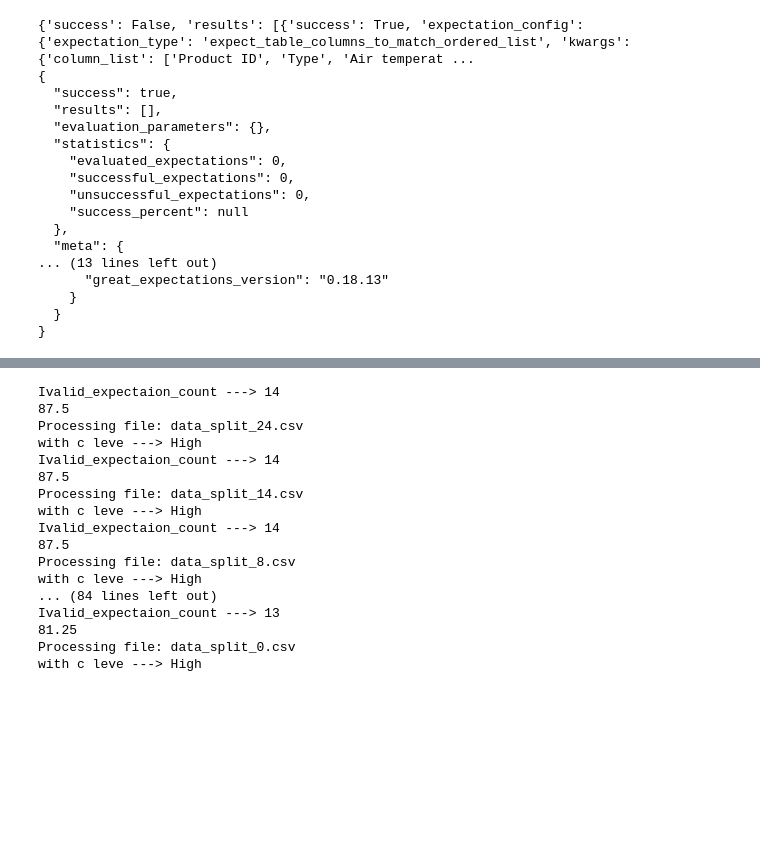
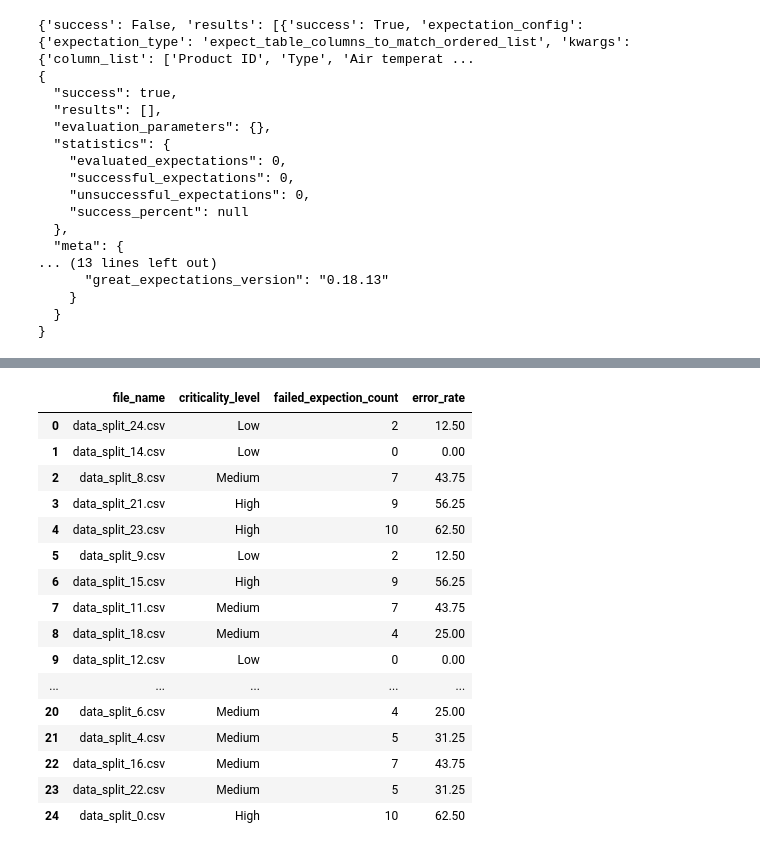
Before and after one commit to kuzhalogi/EquipmentFailurePred, a Jupyter notebook: notebooks/gexp.ipynb, the cells around one changed output, grey strips where cells are left out. Saved outputs shown, nothing was run; the diff lists cells and outputs as text; code cells hidden in the pictures; blank space fills up the shorter version.

```diff
--- a/notebooks/gexp.ipynb
+++ b/notebooks/gexp.ipynb
@@ -269,9 +252,9 @@ def check_criticality(validation_result):
     total_expectations = len(validation_result.get("results", []))
     #print(total_expectations)
     failed_expectations = sum(1 for result in validation_result.get("results", []) if not result.get("success", True))
-    print(f"Ivalid_expectaion_count ---> {failed_expectations}")
+    # print(f"Ivalid_expectaion_count ---> {failed_expectations}")
     error_rate = (failed_expectations / total_expectations) * 100 if total_expectations > 0 else 0
-    print(error_rate)
+    # print(error_rate)
     # Determine overall criticality based on error rate
     if error_rate >= 50:
         overall_criticality = "High"
@@ -280,10 +263,13 @@ def check_criticality(validation_result):
     else:
         overall_criticality = "Low"
 
-    return overall_criticality
+    error_stat_pot = [overall_criticality, failed_expectations, error_rate]
+
+    return error_stat_pot
 # %%
 directory_path = "../raw-data"
 
+val_stat = pd.DataFrame(columns=['file_name', 'criticality_level', 'failed_expection_count', 'error_rate'])
 # Loop through each file in the directory
 for file_name in os.listdir(directory_path):
     if file_name.endswith(".csv"):  # Process only CSV files
@@ -297,30 +283,35 @@ for file_name in os.listdir(directory_path):
         ge_df = ge.from_pandas(new_df)
         # print(ge_df.head())  # Display the first few rows as an example
 
+        context = DataContext()
+
         suite = context.get_expectation_suite("milling_machine_data_quality")
         validation_result = ge_df.validate(expectation_suite=suite)
 
-        c_level = check_criticality(validation_result=validation_result)
-        print(f"Processing file: {file_name}")
-        print(f"with c leve ---> {c_level}")
+        erro_stat_pot = check_criticality(validation_result=validation_result)
+        val_stat.loc[len(val_stat)] = [file_name, erro_stat_pot[0], erro_stat_pot[1], erro_stat_pot[2]]
+        # print(f"Processing file: {file_name}")
+        # print(f"with c leve ---> {c_level}")
-# %% [output]
-Ivalid_expectaion_count ---> 14
-87.5
-Processing file: data_split_24.csv
-with c leve ---> High
-Ivalid_expectaion_count ---> 14
-87.5
-Processing file: data_split_14.csv
-with c leve ---> High
-Ivalid_expectaion_count ---> 14
-87.5
-Processing file: data_split_8.csv
-with c leve ---> High
-... (84 lines left out)
-Ivalid_expectaion_count ---> 13
-81.25
-Processing file: data_split_0.csv
-with c leve ---> High
+# %%
+val_stat
+# %% [output]
+|  | file_name | criticality_level | failed_expection_count | error_rate |
+| 0 | data_split_24.csv | Low | 2 | 12.50 |
+| 1 | data_split_14.csv | Low | 0 | 0.00 |
+| 2 | data_split_8.csv | Medium | 7 | 43.75 |
+| 3 | data_split_21.csv | High | 9 | 56.25 |
+| 4 | data_split_23.csv | High | 10 | 62.50 |
+| 5 | data_split_9.csv | Low | 2 | 12.50 |
+| 6 | data_split_15.csv | High | 9 | 56.25 |
+| 7 | data_split_11.csv | Medium | 7 | 43.75 |
+| 8 | data_split_18.csv | Medium | 4 | 25.00 |
+| 9 | data_split_12.csv | Low | 0 | 0.00 |
+| ... | ... | ... | ... | ... |
+| 20 | data_split_6.csv | Medium | 4 | 25.00 |
+| 21 | data_split_4.csv | Medium | 5 | 31.25 |
+| 22 | data_split_16.csv | Medium | 7 | 43.75 |
+| 23 | data_split_22.csv | Medium | 5 | 31.25 |
+| 24 | data_split_0.csv | High | 10 | 62.50 |
 # %%
 file_name = "data_split_9.csv"
 new_df = pd.read_csv("../raw-data/data_split_9.csv")
```
Also changed, not shown: parts of 36 cells of this notebook, 3 other files.
